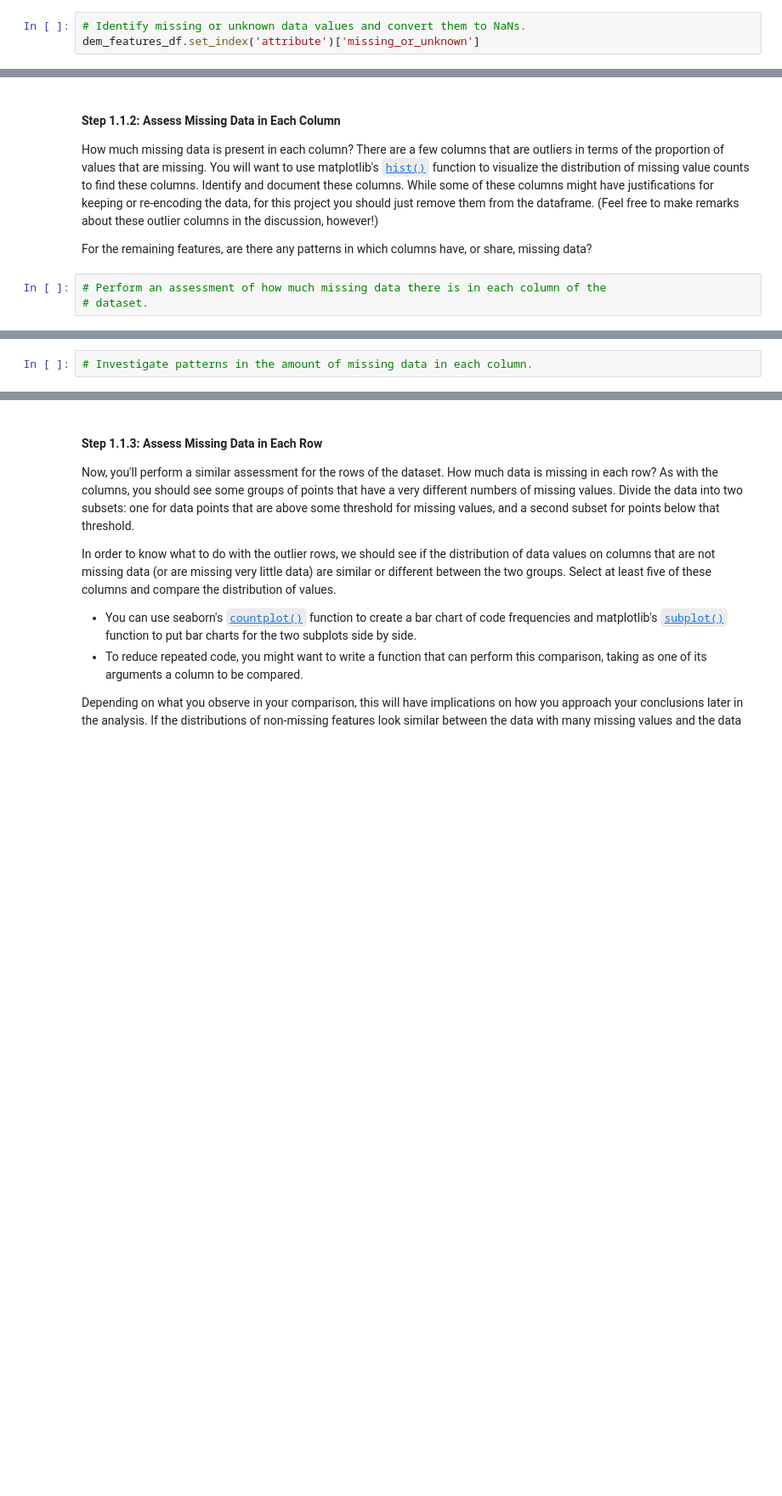
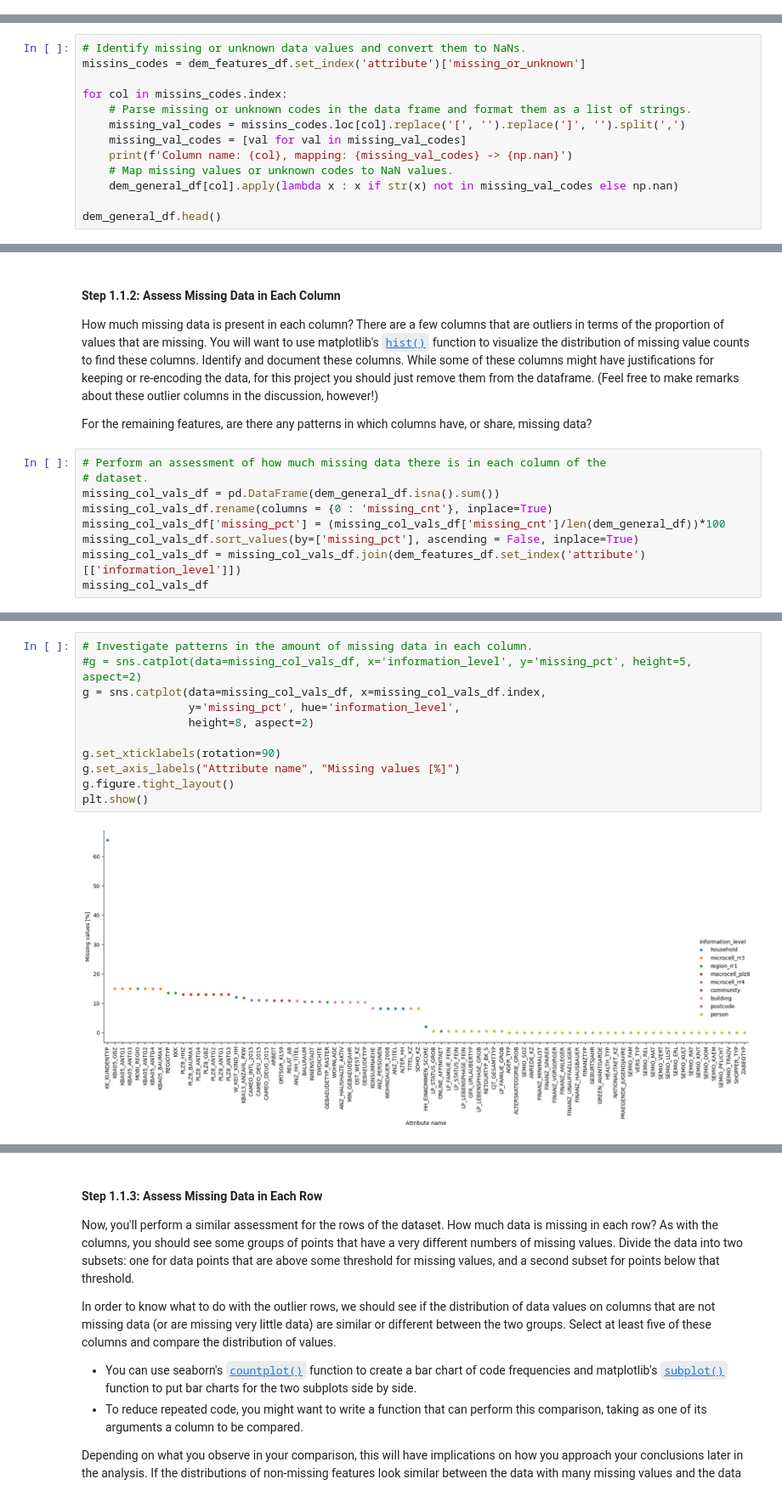
Before and after one commit to Diodak92/Intro-to-Machine-Learning-with-Pytorch, a Jupyter notebook: Identify_Customer_Segments/Identify_Customer_Segments.ipynb, the cells around one changed output, grey strips where cells are left out. Shown: that part at 85% size. Cells and saved outputs as stored; diff of their text form; blank space fills up the shorter version.

```diff
--- a/Identify_Customer_Segments/Identify_Customer_Segments.ipynb
+++ b/Identify_Customer_Segments/Identify_Customer_Segments.ipynb
@@ -70,6 +72,3 @@ The feature summary file contains a summary of properties for each demographics
 The fourth column of the feature attributes summary (loaded in above as `feat_info`) documents the codes from the data dictionary that indicate missing or unknown data. While the file encodes this as a list (e.g. `[-1,0]`), this will get read in as a string object. You'll need to do a little bit of parsing to make use of it to identify and clean the data. Convert data that matches a 'missing' or 'unknown' value code into a numpy NaN value. You might want to see how much data takes on a 'missing' or 'unknown' code, and how much data is naturally missing, as a point of interest.
 
 **As one more reminder, you are encouraged to add additional cells to break up your analysis into manageable chunks.**
-# %%
-# Identify missing or unknown data values and convert them to NaNs.
-dem_features_df.set_index('attribute')['missing_or_unknown']
@@ -93,0 +84,13 @@ Name: missing_or_unknown, dtype: object
+# %%
+# Identify missing or unknown data values and convert them to NaNs.
+missins_codes = dem_features_df.set_index('attribute')['missing_or_unknown']
+
+for col in missins_codes.index:
+    # Parse missing or unknown codes in the data frame and format them as a list of strings.
+    missing_val_codes = missins_codes.loc[col].replace('[', '').replace(']', '').split(',')
+    missing_val_codes = [val for val in missing_val_codes]
+    print(f'Column name: {col}, mapping: {missing_val_codes} -> {np.nan}')
+    # Map missing values or unknown codes to NaN values.
+    dem_general_df[col].apply(lambda x : x if str(x) not in missing_val_codes else np.nan)
+
+dem_general_df.head()
@@ -100,3 +127,9 @@ For the remaining features, are there any patterns in which columns have, or sha
 # %%
 # Perform an assessment of how much missing data there is in each column of the
 # dataset.
+missing_col_vals_df = pd.DataFrame(dem_general_df.isna().sum())
+missing_col_vals_df.rename(columns = {0 : 'missing_cnt'}, inplace=True)
+missing_col_vals_df['missing_pct'] = (missing_col_vals_df['missing_cnt']/len(dem_general_df))*100
+missing_col_vals_df.sort_values(by=['missing_pct'], ascending = False, inplace=True)
+missing_col_vals_df = missing_col_vals_df.join(dem_features_df.set_index('attribute')[['information_level']])
+missing_col_vals_df
@@ -103,5 +154,16 @@ For the remaining features, are there any patterns in which columns have, or sha
-# %%
-# Investigate patterns in the amount of missing data in each column.
+# %%
+# Investigate patterns in the amount of missing data in each column.
+#g = sns.catplot(data=missing_col_vals_df, x='information_level', y='missing_pct', height=5, aspect=2)
+g = sns.catplot(data=missing_col_vals_df, x=missing_col_vals_df.index,
+                y='missing_pct', hue='information_level',
+                height=8, aspect=2)
+
+g.set_xticklabels(rotation=90)
+g.set_axis_labels("Attribute name", "Missing values [%]")
+g.figure.tight_layout()
+plt.show()
+# %% [output]
+[figure, added]
 # %%
 # Remove the outlier columns from the dataset. (You'll perform other data
 # engineering tasks such as re-encoding and imputation later.)
```
Also changed, not shown: parts of 16 cells of this notebook.
